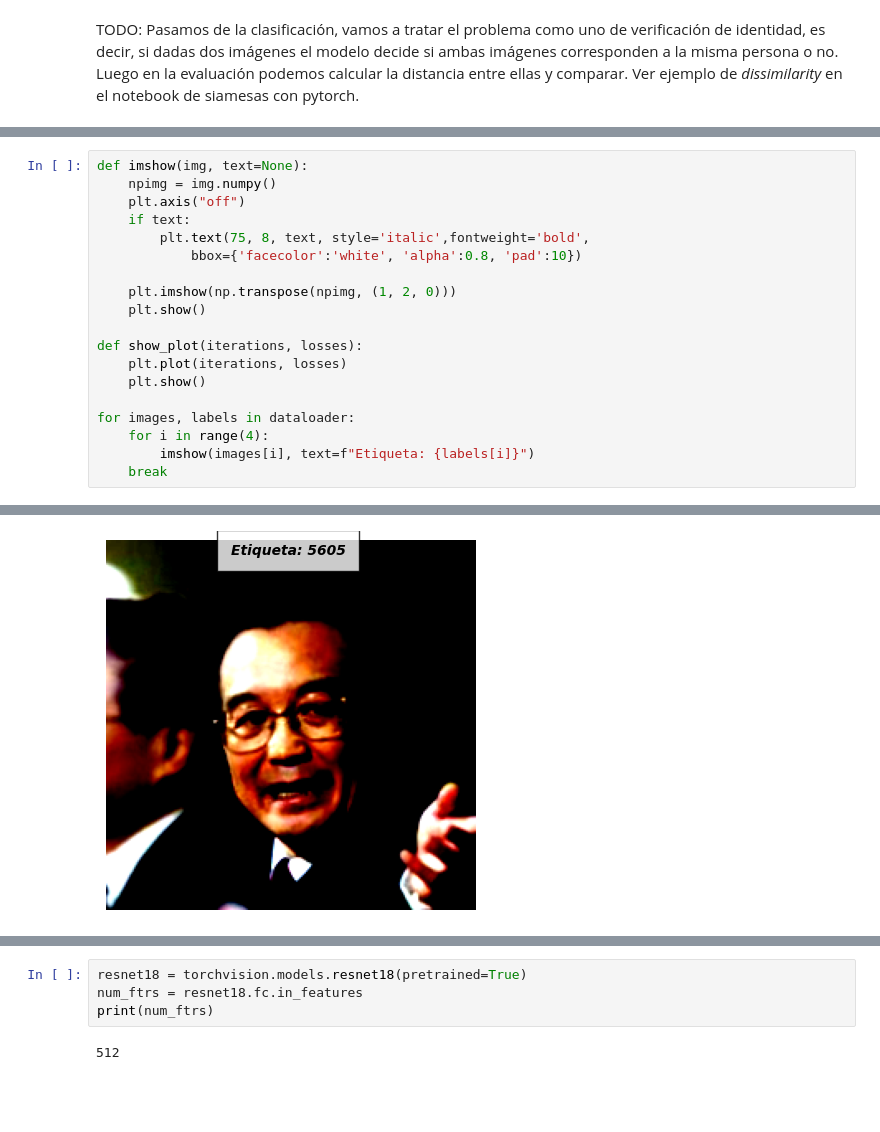
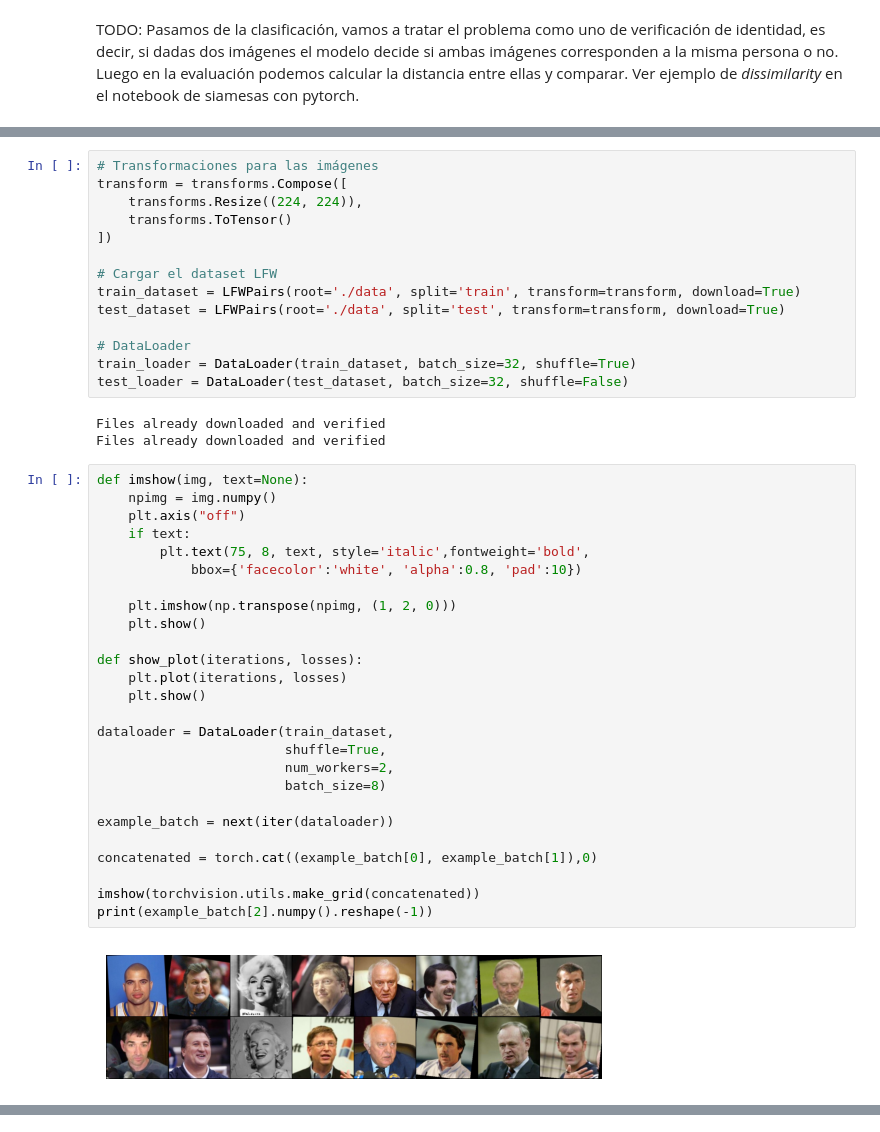
Before and after one commit to PanetoneTryhard/TrabajoVC, a Jupyter notebook: SiamesasLFW.ipynb, the cells around one changed output, grey strips where cells are left out. Drawn from its saved outputs; the diff is of its cells as text; blank space fills up the shorter version.

```diff
--- a/SiamesasLFW.ipynb
+++ b/SiamesasLFW.ipynb
@@ -47,20 +45,45 @@ Etiqueta de la primera imagen: 0
+# %%
+# Transformaciones para las imágenes
+transform = transforms.Compose([
+    transforms.Resize((224, 224)),
+    transforms.ToTensor()
+])
+
+# Cargar el dataset LFW
+train_dataset = LFWPairs(root='./data', split='train', transform=transform, download=True)
+test_dataset = LFWPairs(root='./data', split='test', transform=transform, download=True)
+
+# DataLoader
+train_loader = DataLoader(train_dataset, batch_size=32, shuffle=True)
+test_loader = DataLoader(test_dataset, batch_size=32, shuffle=False)
+# %% [output]
+Files already downloaded and verified
+Files already downloaded and verified
 # %%
 def imshow(img, text=None):
     npimg = img.numpy()
     plt.axis("off")
     if text:
         plt.text(75, 8, text, style='italic',fontweight='bold',
             bbox={'facecolor':'white', 'alpha':0.8, 'pad':10})
 
     plt.imshow(np.transpose(npimg, (1, 2, 0)))
     plt.show()
 
 def show_plot(iterations, losses):
     plt.plot(iterations, losses)
     plt.show()
 
-for images, labels in dataloader:
-    for i in range(4):
-        imshow(images[i], text=f"Etiqueta: {labels[i]}")
-    break
+dataloader = DataLoader(train_dataset,
+                        shuffle=True,
+                        num_workers=2,
+                        batch_size=8)
+
+example_batch = next(iter(dataloader))
+
+concatenated = torch.cat((example_batch[0], example_batch[1]),0)
+
+imshow(torchvision.utils.make_grid(concatenated))
+print(example_batch[2].numpy().reshape(-1))
 # %% [output]
+[figure, new version]
@@ -68 +90,0 @@ WARNING:matplotlib.image:Clipping input data to the valid range for imshow with
-[figure, old version]
@@ -75,6 +90,0 @@ WARNING:matplotlib.image:Clipping input data to the valid range for imshow with
-# %%
-resnet18 = torchvision.models.resnet18(pretrained=True)
-num_ftrs = resnet18.fc.in_features
-print(num_ftrs)
-# %% [output]
-512
```
Also changed, not shown: parts of 27 cells of this notebook.
